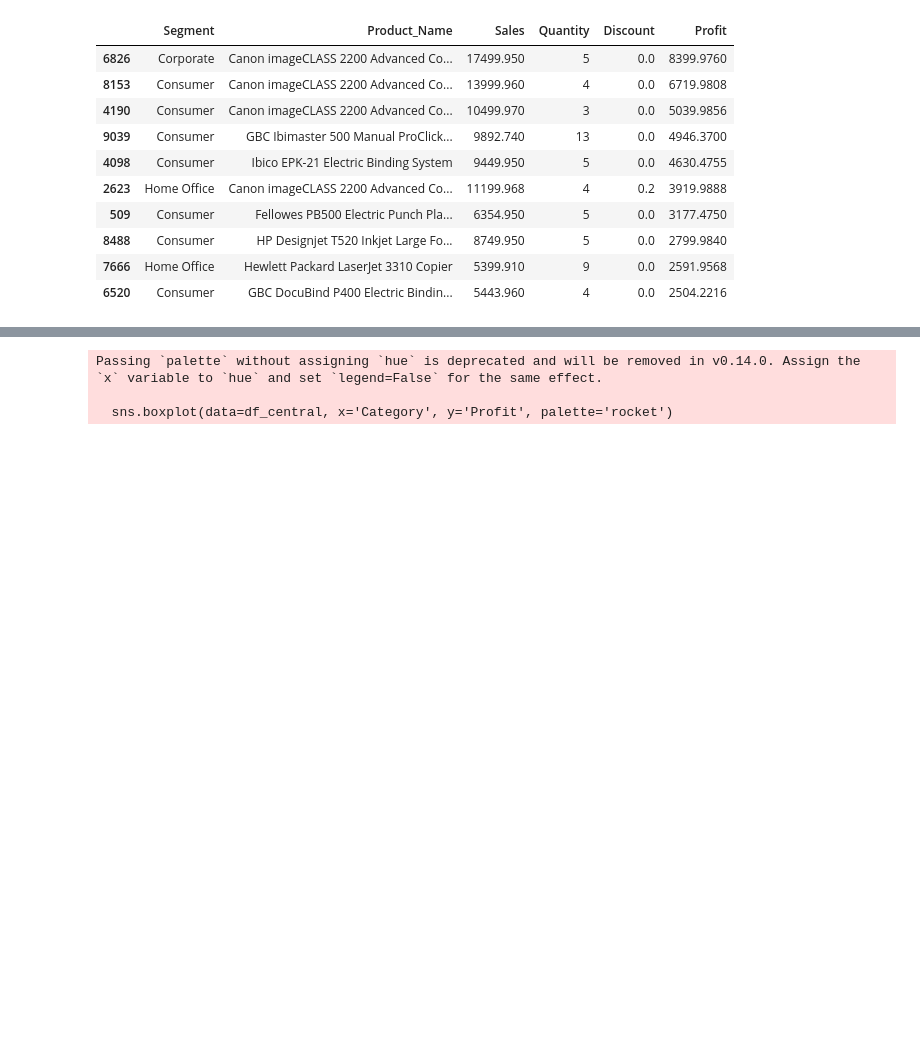
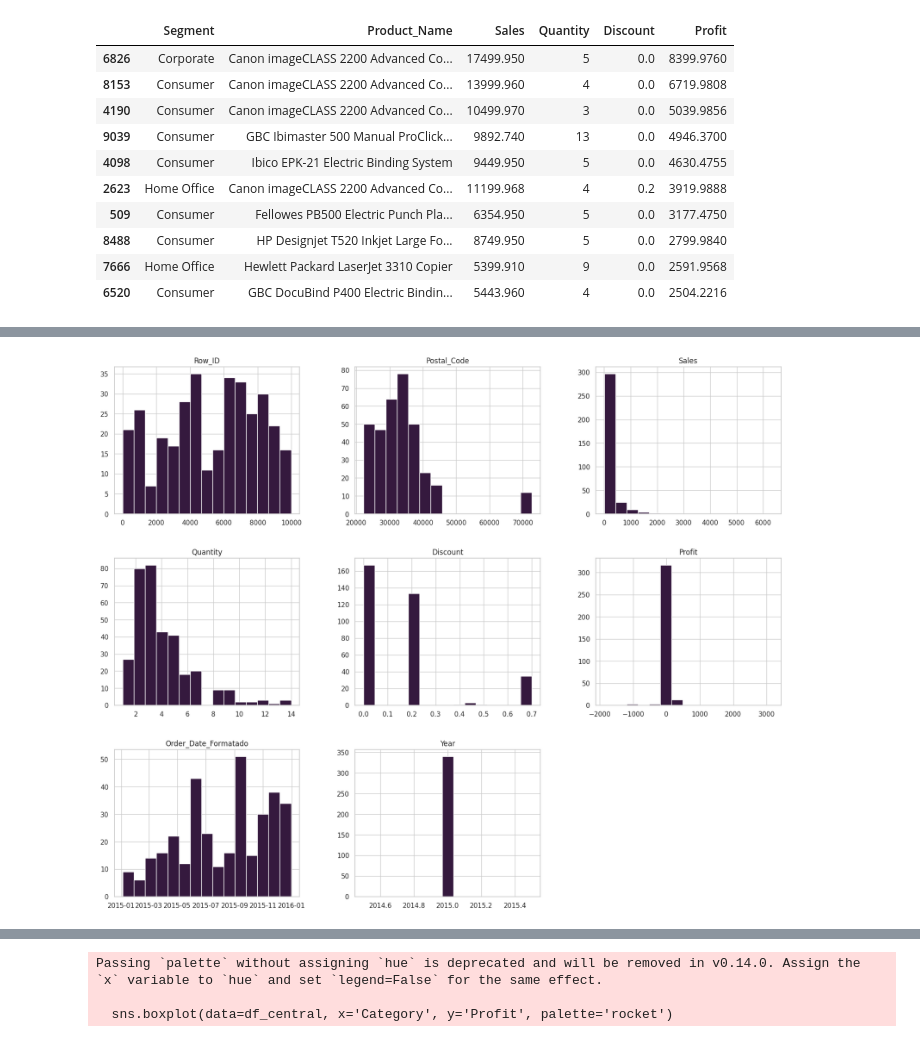
Before and after one commit to Ronaldo-Junior1/analise-dados-supermercado, a Jupyter notebook: Analise_base_supermercadoTeste.ipynb, the cells around one changed output, grey strips where cells are left out. Cells and saved outputs as stored; diff of their text form; code cells hidden in the pictures; blank space fills up the shorter version.

```diff
--- a/Analise_base_supermercadoTeste.ipynb
+++ b/Analise_base_supermercadoTeste.ipynb
@@ -516,0 +712,4 @@ df_central.hist(bins=15, figsize=(20,16));
+# %%
+df[(df['Year'] == 2015) & (df['Region'] == 'South')].hist(bins=15, figsize=(20,16));
+# %% [output]
+[figure, added]
```
Also changed, not shown: parts of 120 cells of this notebook.
